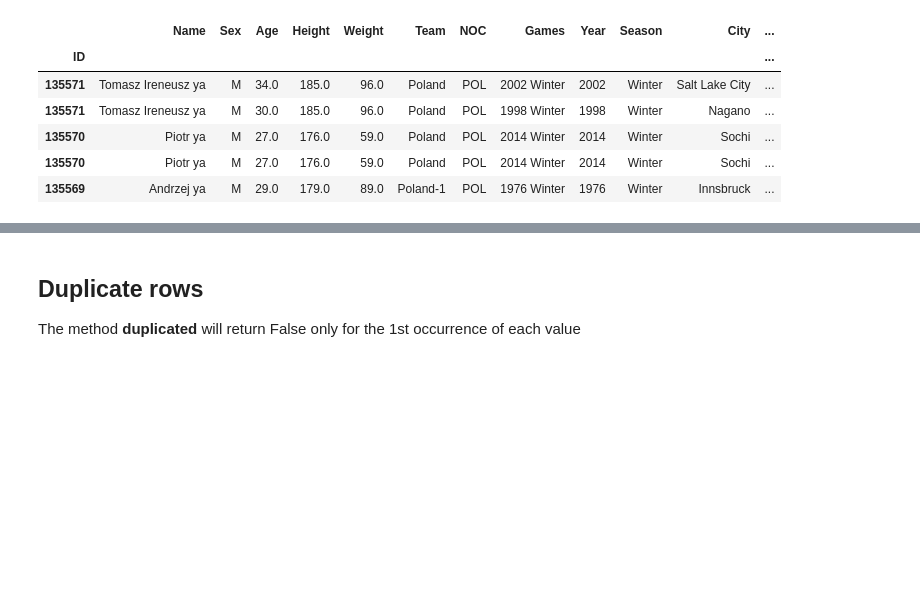
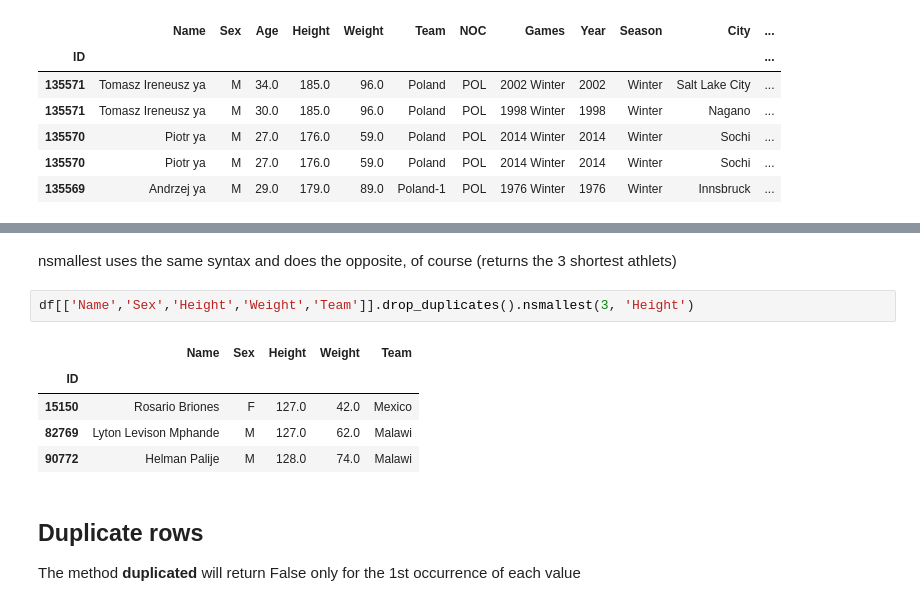
Before and after one commit to Elad-p/Python, a Jupyter notebook: Data Analysis/06_Pandas - Sorting Dataframes.ipynb, the cells around one changed output, grey strips where cells are left out. Drawn from its saved outputs; the diff is of its cells as text; blank space fills up the shorter version.

```diff
--- a/Data Analysis/06_Pandas - Sorting Dataframes.ipynb
+++ b/Data Analysis/06_Pandas - Sorting Dataframes.ipynb
@@ -195,3 +217,13 @@ df.head()
+# %% [markdown]
+nsmallest uses the same syntax and does the opposite, of course (returns the 3 shortest athlets)
+# %%
+df[['Name','Sex','Height','Weight','Team']].drop_duplicates().nsmallest(3, 'Height')
+# %% [output]
+|  | Name | Sex | Height | Weight | Team |
+| ID |  |  |  |  |  |
+| 15150 | Rosario Briones | F | 127.0 | 42.0 | Mexico |
+| 82769 | Lyton Levison Mphande | M | 127.0 | 62.0 | Malawi |
+| 90772 | Helman Palije | M | 128.0 | 74.0 | Malawi |
 # %% [markdown]
 ## Duplicate rows
 The method **duplicated** will return False only for the 1st occurrence of each value
```
Also changed, not shown: parts of 4 cells of this notebook.
